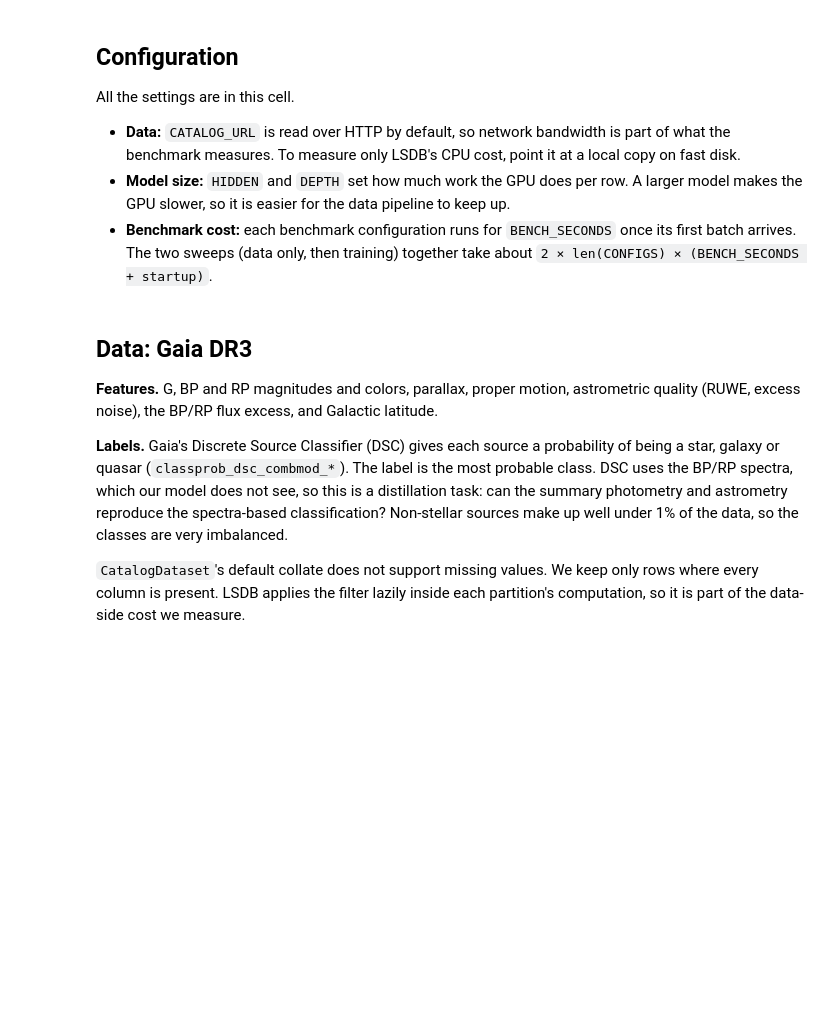
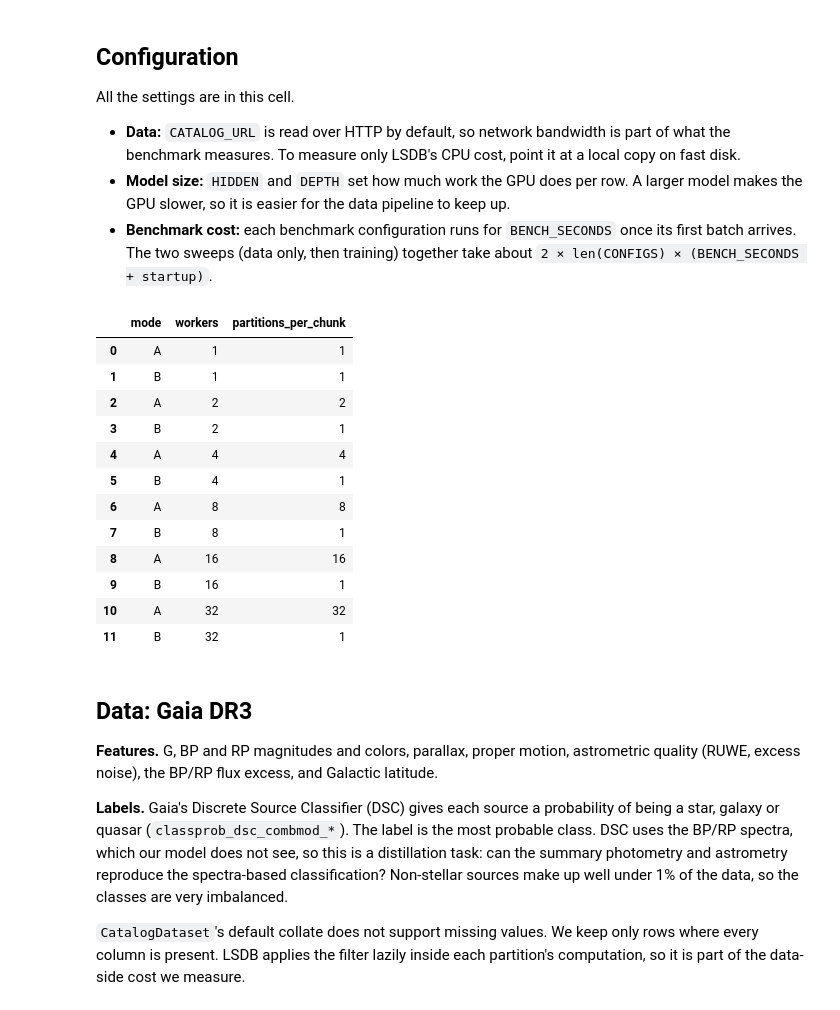
Before and after one commit to lincc-frameworks/lsdb-ml, a Jupyter notebook: docs/pre_executed/gaia_gpu_training.ipynb, the cells around one changed output. Saved outputs shown, nothing was run; the diff lists cells and outputs as text; code cells hidden in the pictures; blank space fills up the shorter version.

```diff
--- a/docs/pre_executed/gaia_gpu_training.ipynb
+++ b/docs/pre_executed/gaia_gpu_training.ipynb
@@ -121,38 +125,53 @@ All the settings are in this cell.
   arrives. The two sweeps (data only, then training) together take about
   `2 × len(CONFIGS) × (BENCH_SECONDS + startup)`.
 # %%
-CATALOG_URL = "https://data.lsdb.io/hats/gaia_dr3"
+#CATALOG_URL = "https://data.lsdb.io/hats/gaia_dr3"
+CATALOG_URL = "/astro/store/shire/hats/catalogs/gaia_dr3"
 SEED = 42
 
 # Data split, in partitions. Gaia DR3 has 2016 partitions with about 0.6M usable rows each.
 N_TRAIN_PARTITIONS = 256
 N_VAL_PARTITIONS = 32
 N_STATS_PARTITIONS = 16  # used to compute feature normalization and class weights
 
 # Model and optimization
 BATCH_SIZE = 8192
 HIDDEN = 1024
 DEPTH = 6
 LEARNING_RATE = 1e-3
 USE_AMP = device.type == "cuda"  # bfloat16 autocast
 EPOCHS = 2
 
 # Data loading
 PIN_MEMORY = device.type == "cuda"
 PREFETCH_FACTOR = 4  # mode B: batches queued per torch worker
 
 # Benchmark
 BENCH_SECONDS = 90  # steady-state measurement window per configuration
 WORKER_COUNTS = [n for n in (1, 2, 4, 8, 16, 32) if n < N_CPUS]
 
 # Each configuration is one data pipeline. In mode A, partitions_per_chunk is how many partitions
 # the dask workers compute in parallel. Add entries to try other settings, e.g.
 # dict(mode="A", workers=8, partitions_per_chunk=16) to give the dask workers more work per chunk.
 CONFIGS = []
 for n in WORKER_COUNTS:
     CONFIGS.append(dict(mode="A", workers=n, partitions_per_chunk=n))
     CONFIGS.append(dict(mode="B", workers=n, partitions_per_chunk=1))
 pd.DataFrame(CONFIGS)
+# %% [output]
+|  | mode | workers | partitions_per_chunk |
+| 0 | A | 1 | 1 |
+| 1 | B | 1 | 1 |
+| 2 | A | 2 | 2 |
+| 3 | B | 2 | 1 |
+| 4 | A | 4 | 4 |
+| 5 | B | 4 | 1 |
+| 6 | A | 8 | 8 |
+| 7 | B | 8 | 1 |
+| 8 | A | 16 | 16 |
+| 9 | B | 16 | 1 |
+| 10 | A | 32 | 32 |
+| 11 | B | 32 | 1 |
 # %% [markdown]
 ## Data: Gaia DR3
 
```
Also changed, not shown: parts of 9 cells of this notebook.
